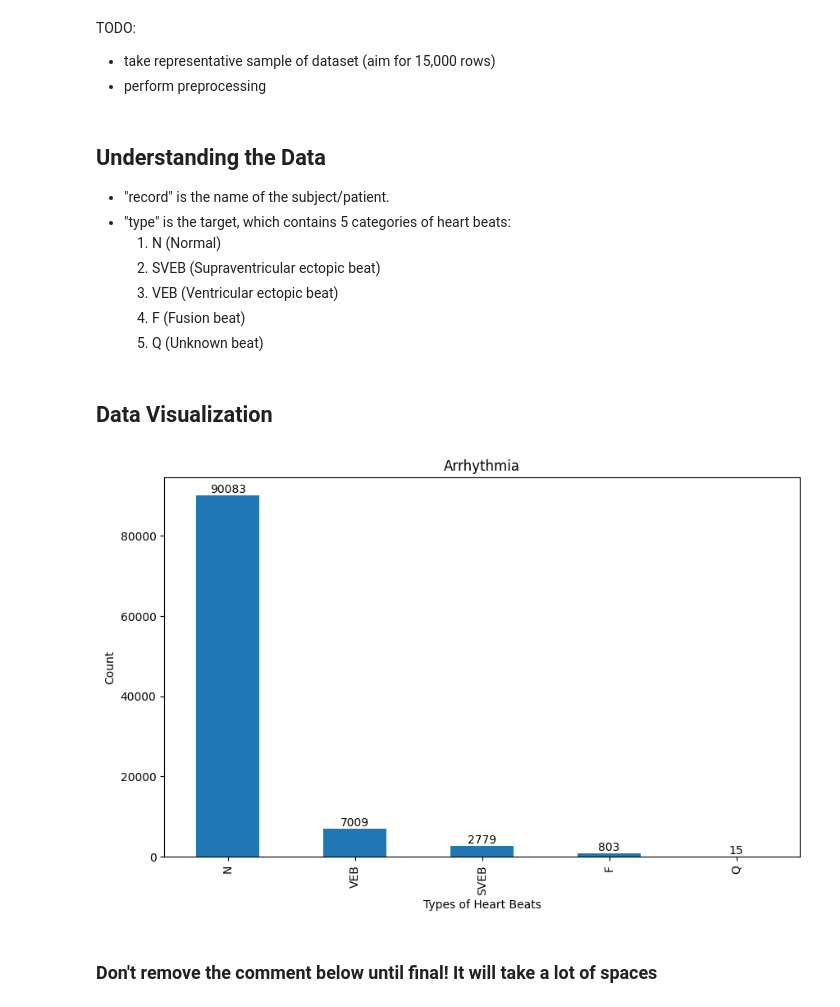
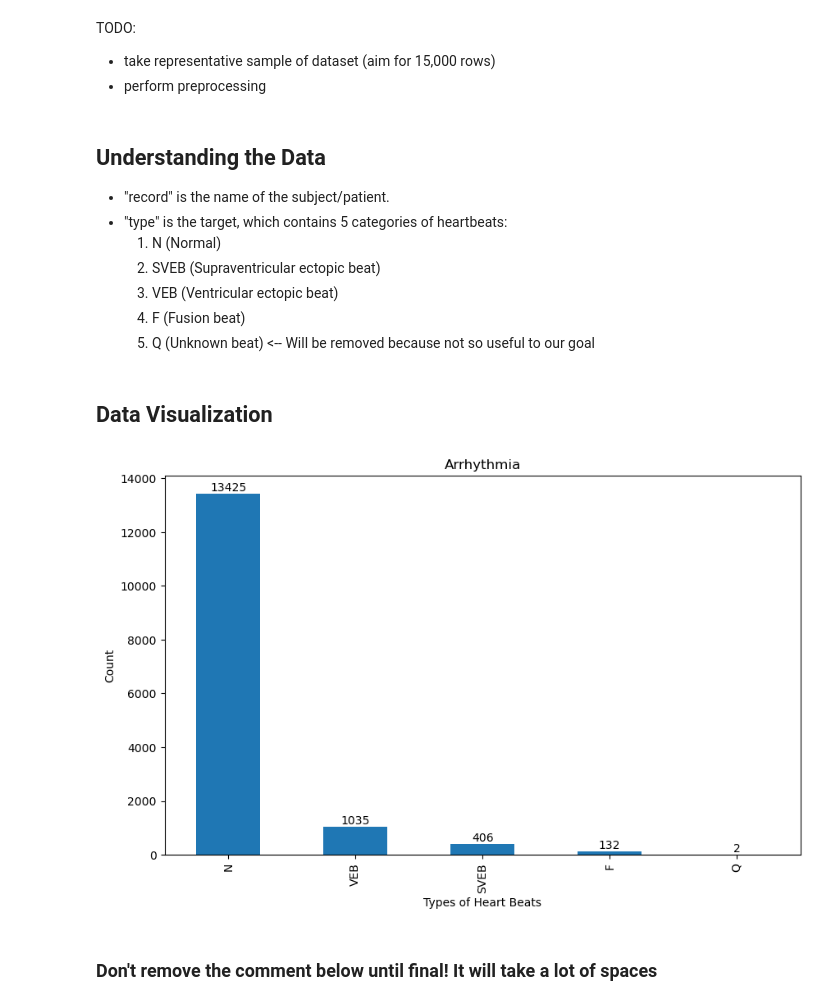
Before and after one commit to nickv779/arrhythmia_model, a Jupyter notebook: Arrhythmia Notebook.ipynb, the cells around one changed output. Saved outputs shown, nothing was run; the diff lists cells and outputs as text; code cells hidden in the pictures.

```diff
--- a/Arrhythmia Notebook.ipynb
+++ b/Arrhythmia Notebook.ipynb
@@ -41,37 +40,37 @@ sampleOfData = dataset.sample(n=15000, random_state=777)
 ## Understanding the Data
 
 - "record" is the name of the subject/patient.
-- "type" is the target, which contains 5 categories of heart beats:
+- "type" is the target, which contains 5 categories of heartbeats:
     1. N (Normal)
     2. SVEB (Supraventricular ectopic beat)
     3. VEB (Ventricular ectopic beat)
     4. F (Fusion beat)
-    5. Q (Unknown beat)
+    5. Q (Unknown beat) <-- Will be removed because not so useful to our goal
 # %% [markdown]
 ## Data Visualization
 # %%
 # Entire dataset
-data = dataset['type'].value_counts()
+# data = dataset['type'].value_counts()
 
 # Sample dataset
-#data = sampleOfData['type'].value_counts()
+data = sampleOfData['type'].value_counts()
 
 # Create a bar plot
 plt.figure(figsize=(10,6))
 bars = data.plot(kind='bar')
 
 # Set the title and labels
 plt.title('Arrhythmia')
 plt.xlabel('Types of Heart Beats')
 plt.ylabel('Count')
 
 for container in bars.containers:
     bars.bar_label(container)
 
 # Show the plot
 plt.show()
 # %% [output]
-[figure, old version]
+[figure, new version]
 # %% [markdown]
 ### Don't remove the comment below until final! It will take a lot of spaces
 # %%
```
Also changed, not shown: parts of 12 cells of this notebook.
